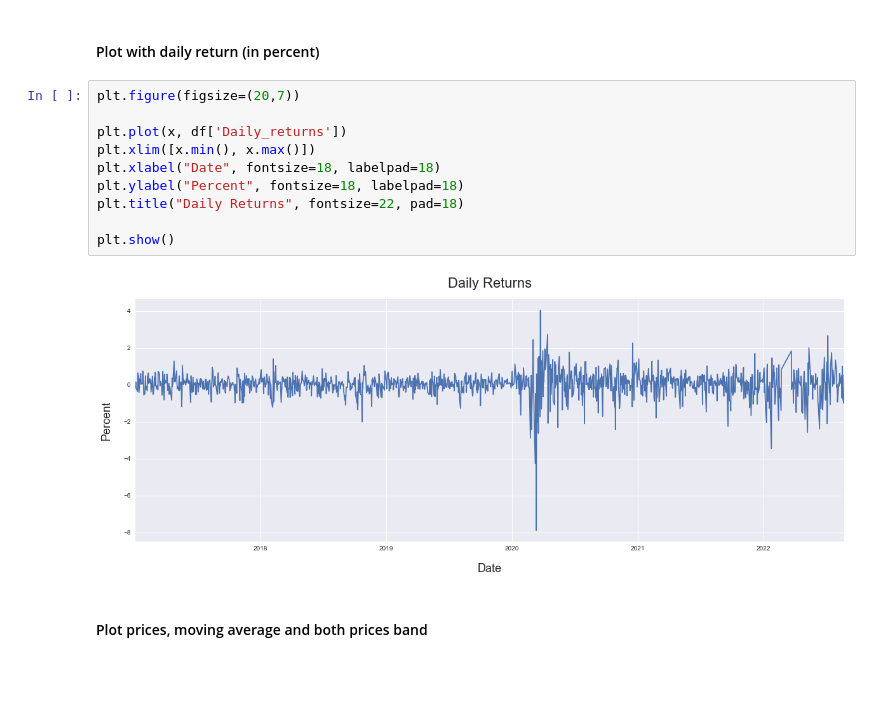
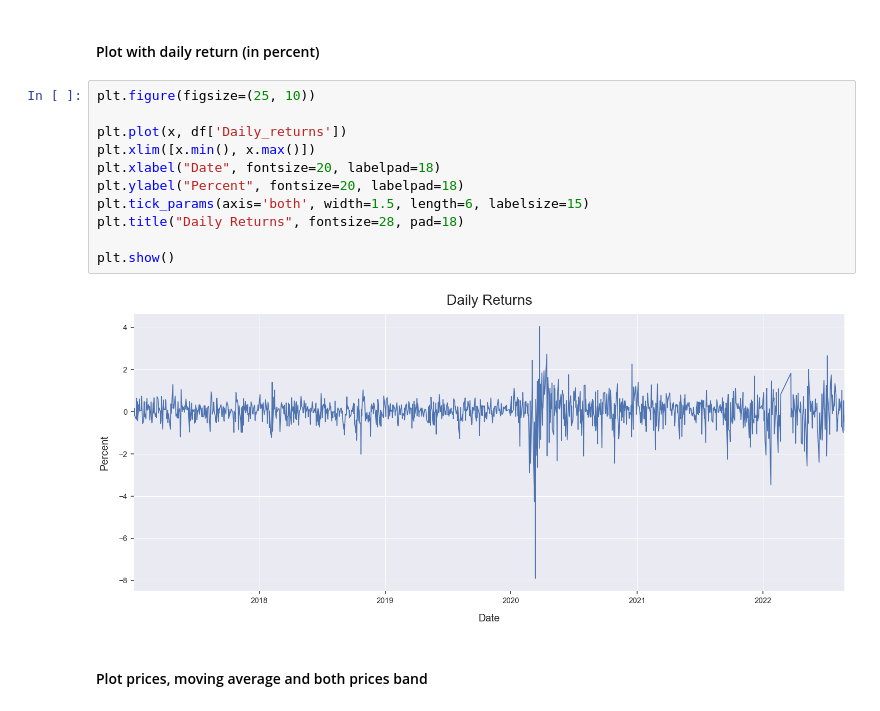
Before and after one commit to KrzysztofSobota/Price_predictions-data-from-Stooq.com-, a Jupyter notebook: stooq-TimeSeriesCV.ipynb, the cells around one changed output. Saved outputs shown, nothing was run; the diff lists cells and outputs as text; blank space fills up the shorter version.

Commit message:
Fixed appearance of the plots,add final conclusion

```diff
--- a/stooq-TimeSeriesCV.ipynb
+++ b/stooq-TimeSeriesCV.ipynb
@@ -154,17 +154,18 @@ plt.show()
 # %% [markdown]
 #### Plot with daily return (in percent)
 # %%
-plt.figure(figsize=(20,7))
+plt.figure(figsize=(25, 10))
 
 plt.plot(x, df['Daily_returns'])
 plt.xlim([x.min(), x.max()])
-plt.xlabel("Date", fontsize=18, labelpad=18)
-plt.ylabel("Percent", fontsize=18, labelpad=18)
-plt.title("Daily Returns", fontsize=22, pad=18)
+plt.xlabel("Date", fontsize=20, labelpad=18)
+plt.ylabel("Percent", fontsize=20, labelpad=18)
+plt.tick_params(axis='both', width=1.5, length=6, labelsize=15)
+plt.title("Daily Returns", fontsize=28, pad=18)
 
 plt.show()
 # %% [output]
-[figure, old version]
+[figure, new version]
 # %% [markdown]
 #### Plot prices, moving average and both prices band
 # %%
```
Also changed, not shown: parts of 17 cells of this notebook, 2 other files.
